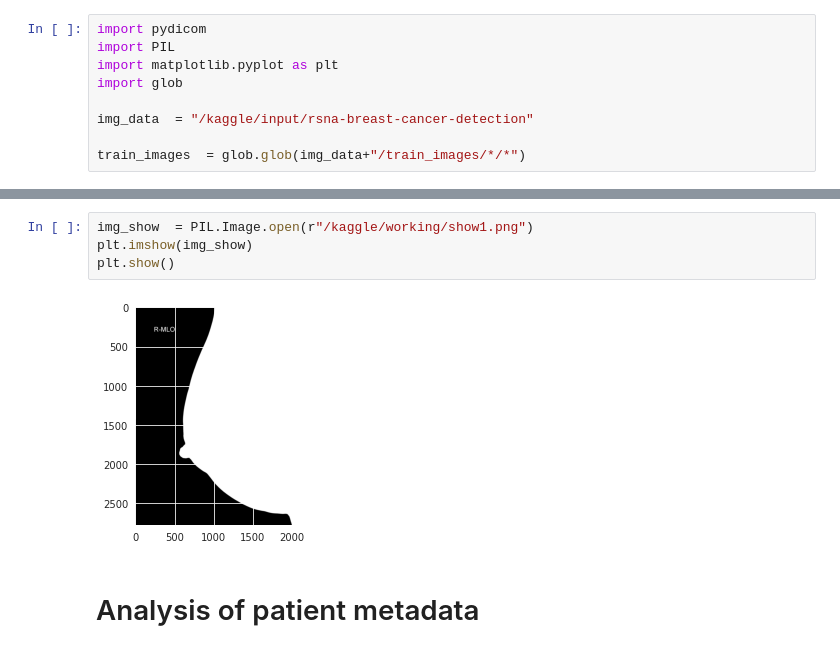
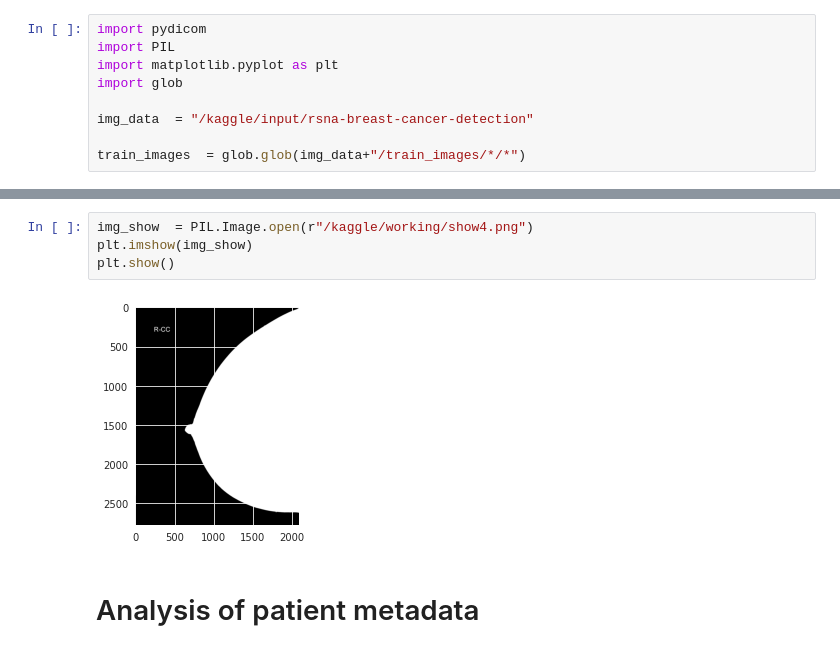
Before and after one commit to Nishitha-12/MajorProj2023, a Jupyter notebook: major-proj-final1.ipynb, the cells around one changed output, grey strips where cells are left out. Cells and saved outputs as stored; diff of their text form.

Commit message:
Kaggle Notebook | MAJOR-PROJ2 | Version 11

```diff
--- a/major-proj-final1.ipynb
+++ b/major-proj-final1.ipynb
@@ -189,9 +213,9 @@ Dataset.file_meta -------------------------------
 # %%
-img_show  = PIL.Image.open(r"/kaggle/working/show1.png")
+img_show  = PIL.Image.open(r"/kaggle/working/show4.png")
 plt.imshow(img_show)
 plt.show()
 # %% [output]
-[figure, old version]
+[figure, new version]
 # %% [markdown]
 # Analysis of patient metadata
 # %%
```
Also changed, not shown: parts of 12 cells of this notebook.
